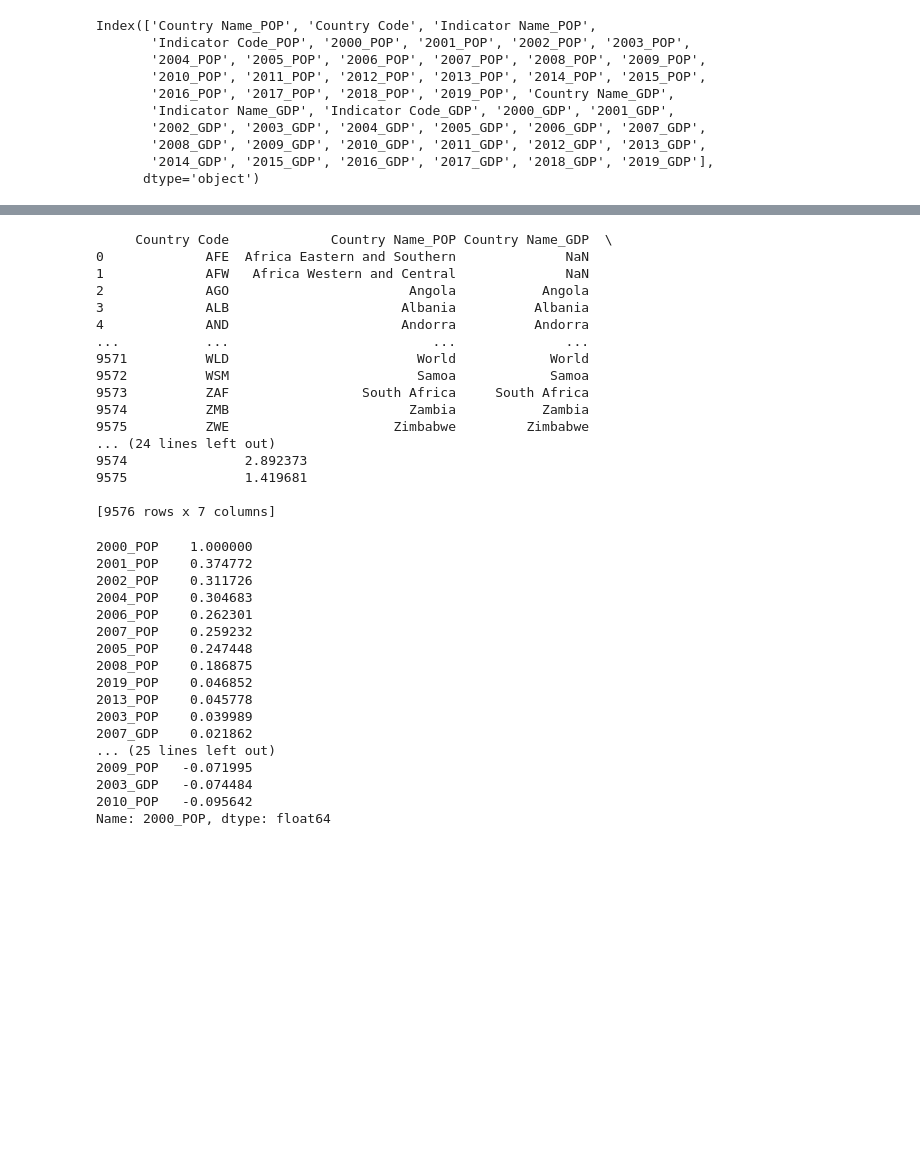
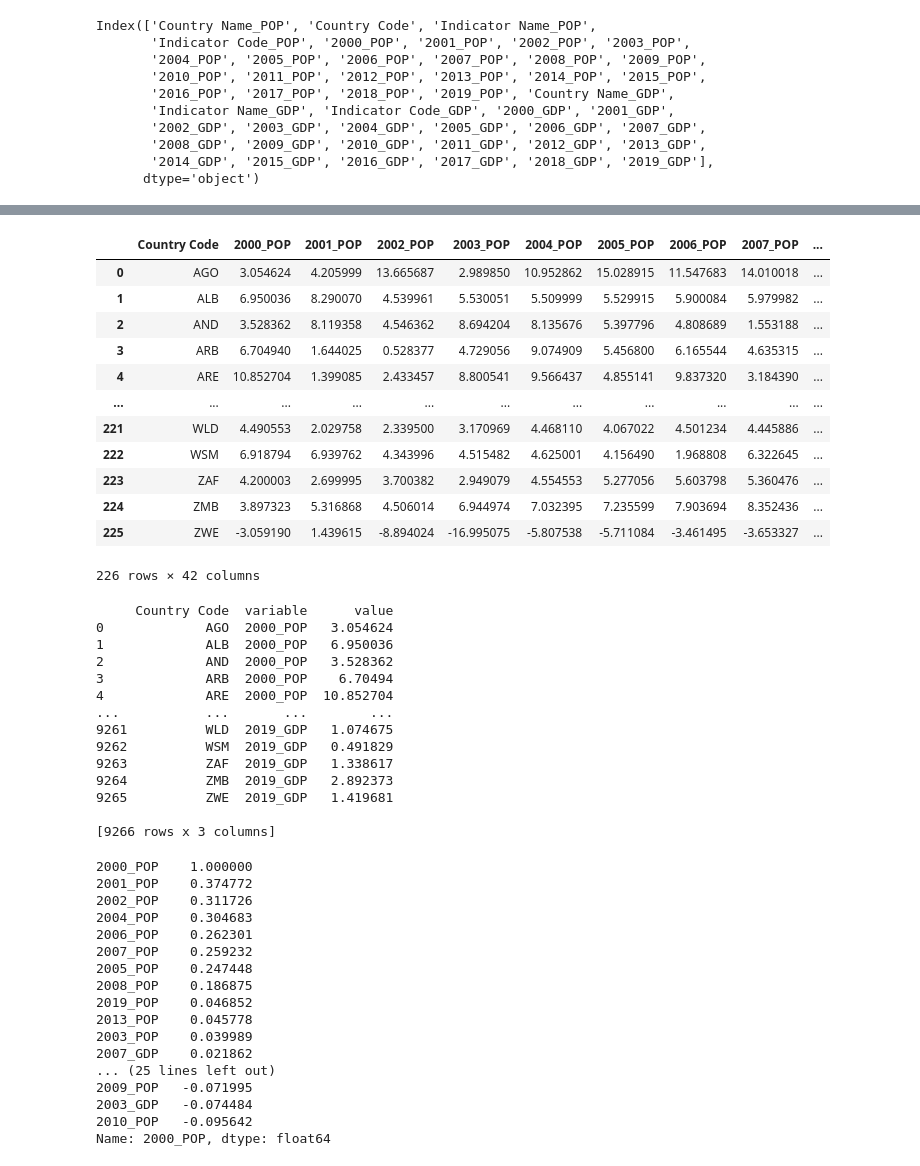
Before and after one commit to proyecto-analitica-empresarial/Entrega, a Jupyter notebook: Analitica_empresarial_Copy1.ipynb, the cells around one changed output, grey strips where cells are left out. Saved outputs shown, nothing was run; the diff lists cells and outputs as text; code cells hidden in the pictures; blank space fills up the shorter version.

```diff
--- a/Analitica_empresarial_Copy1.ipynb
+++ b/Analitica_empresarial_Copy1.ipynb
@@ -256,28 +264,41 @@ df_all
 # %%
-#borramos las columnas repetidas y les cambiamos el nombre
+#borramos las columnas repetidas o innecesarias
+df_all=df_merged.drop(['Country Name_POP','Indicator Code_POP', 'Indicator Code_GDP','Indicator Name_POP', 'Indicator Name_GDP'],axis=1)
+df_all
+# %% [output]
+|  | Country Code | 2000_POP | 2001_POP | 2002_POP | 2003_POP | 2004_POP | 2005_POP | 2006_POP | 2007_POP | ... |
+| 0 | AGO | 3.054624 | 4.205999 | 13.665687 | 2.989850 | 10.952862 | 15.028915 | 11.547683 | 14.010018 | ... |
+| 1 | ALB | 6.950036 | 8.290070 | 4.539961 | 5.530051 | 5.509999 | 5.529915 | 5.900084 | 5.979982 | ... |
+| 2 | AND | 3.528362 | 8.119358 | 4.546362 | 8.694204 | 8.135676 | 5.397796 | 4.808689 | 1.553188 | ... |
+| 3 | ARB | 6.704940 | 1.644025 | 0.528377 | 4.729056 | 9.074909 | 5.456800 | 6.165544 | 4.635315 | ... |
+| 4 | ARE | 10.852704 | 1.399085 | 2.433457 | 8.800541 | 9.566437 | 4.855141 | 9.837320 | 3.184390 | ... |
+| ... | ... | ... | ... | ... | ... | ... | ... | ... | ... | ... |
+| 221 | WLD | 4.490553 | 2.029758 | 2.339500 | 3.170969 | 4.468110 | 4.067022 | 4.501234 | 4.445886 | ... |
+| 222 | WSM | 6.918794 | 6.939762 | 4.343996 | 4.515482 | 4.625001 | 4.156490 | 1.968808 | 6.322645 | ... |
+| 223 | ZAF | 4.200003 | 2.699995 | 3.700382 | 2.949079 | 4.554553 | 5.277056 | 5.603798 | 5.360476 | ... |
+| 224 | ZMB | 3.897323 | 5.316868 | 4.506014 | 6.944974 | 7.032395 | 7.235599 | 7.903694 | 8.352436 | ... |
+| 225 | ZWE | -3.059190 | 1.439615 | -8.894024 | -16.995075 | -5.807538 | -5.711084 | -3.461495 | -3.653327 | ... |
+226 rows × 42 columns
 # %%
 #invertir el dataset fila x columna, comando melt pandas
-df_melted = pd.melt(df_all, id_vars=["Country Code","Country Name_POP", "Country Name_GDP","Indicator Code_POP", "Indicator Code_GDP"])
+df_melted = pd.melt(df_all, id_vars=["Country Code"])
 
 print(df_melted)
 # %% [output]
-     Country Code             Country Name_POP Country Name_GDP  \
-0             AFE  Africa Eastern and Southern              NaN
-1             AFW   Africa Western and Central              NaN
-2             AGO                       Angola           Angola
-3             ALB                      Albania          Albania
-4             AND                      Andorra          Andorra
-...           ...                          ...              ...
-9571          WLD                        World            World
-9572          WSM                        Samoa            Samoa
-9573          ZAF                 South Africa     South Africa
-9574          ZMB                       Zambia           Zambia
-9575          ZWE                     Zimbabwe         Zimbabwe
-... (24 lines left out)
-9574               2.892373
-9575               1.419681
+     Country Code  variable      value
+0             AGO  2000_POP   3.054624
+1             ALB  2000_POP   6.950036
+2             AND  2000_POP   3.528362
+3             ARB  2000_POP    6.70494
+4             ARE  2000_POP  10.852704
+...           ...       ...        ...
+9261          WLD  2019_GDP   1.074675
+9262          WSM  2019_GDP   0.491829
+9263          ZAF  2019_GDP   1.338617
+9264          ZMB  2019_GDP   2.892373
+9265          ZWE  2019_GDP   1.419681
 
-[9576 rows x 7 columns]
+[9266 rows x 3 columns]
 # %%
 
 #hacemos correlacion entre gdp y poblacion, un pais que tenga crecimiento en ambos es buen candidato
```
Also changed, not shown: parts of 4 cells of this notebook.
